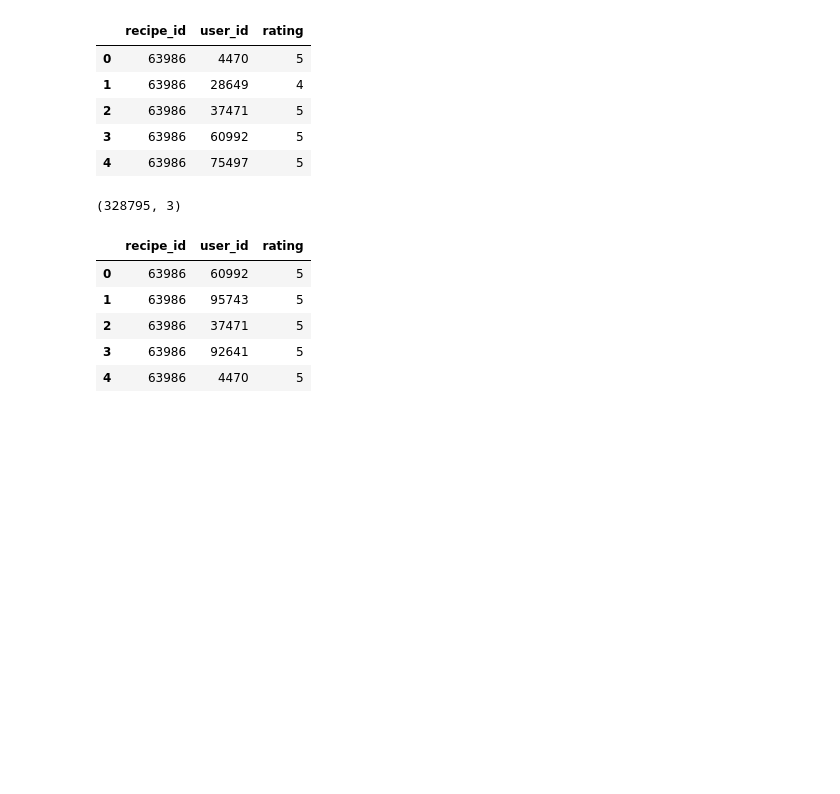
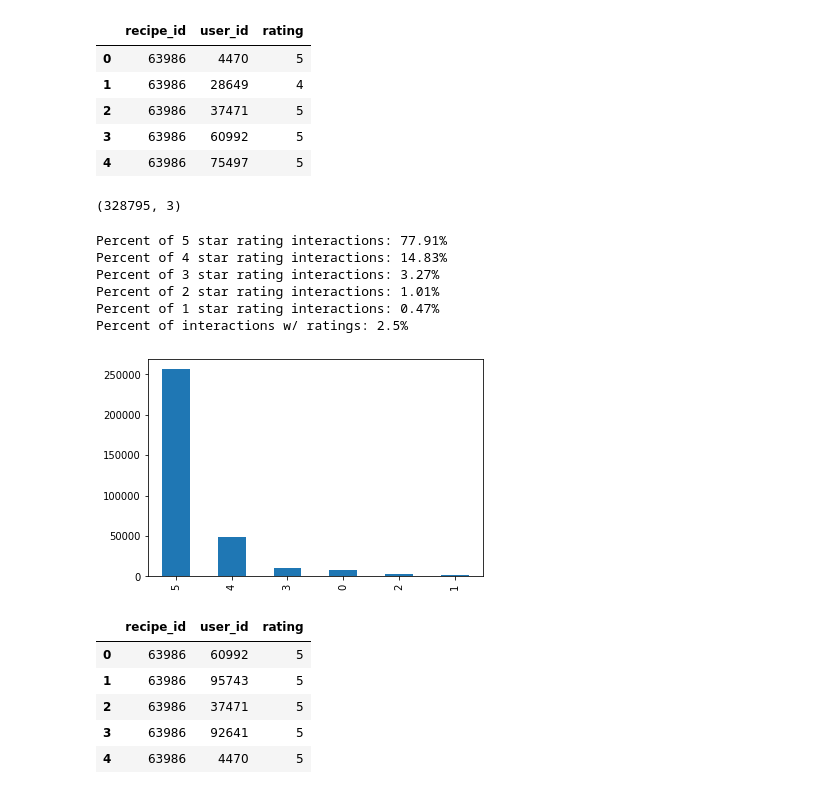
Before and after one commit to CaroHolt/WebMiningRecipeProject, a Jupyter notebook: code/Yueling's Notebook 20.04.2020.ipynb, the cells around one changed output. Cells and saved outputs as stored; diff of their text form; code cells hidden in the pictures; blank space fills up the shorter version.

```diff
--- a/code/Yueling's Notebook 20.04.2020.ipynb
+++ b/code/Yueling's Notebook 20.04.2020.ipynb
@@ -488,6 +490,23 @@ interactions.shape
 | 3 | 63986 | 60992 | 5 |
 | 4 | 63986 | 75497 | 5 |
 (328795, 3)
+# %%
+ratings_dist = pd.Series(interactions.rating.value_counts())
+ratings_dist.plot.bar()
+print(f'Percent of 5 star rating interactions: {round((ratings_dist.loc[5]/len(interactions)*100),2)}%')
+print(f'Percent of 4 star rating interactions: {round((ratings_dist.loc[4]/len(interactions)*100),2)}%')
+print(f'Percent of 3 star rating interactions: {round((ratings_dist.loc[3]/len(interactions)*100),2)}%')
+print(f'Percent of 2 star rating interactions: {round((ratings_dist.loc[2]/len(interactions)*100),2)}%')
+print(f'Percent of 1 star rating interactions: {round((ratings_dist.loc[1]/len(interactions)*100),2)}%')
+print(f'Percent of interactions w/ ratings: {round((ratings_dist.loc[0]/len(interactions)*100),2)}%')
+# %% [output]
+Percent of 5 star rating interactions: 77.91%
+Percent of 4 star rating interactions: 14.83%
+Percent of 3 star rating interactions: 3.27%
+Percent of 2 star rating interactions: 1.01%
+Percent of 1 star rating interactions: 0.47%
+Percent of interactions w/ ratings: 2.5%
+[figure, added]
 # %%
 #Comparison: Interactions w/o filtering by users
 
```
Also changed, not shown: parts of 32 cells of this notebook.
